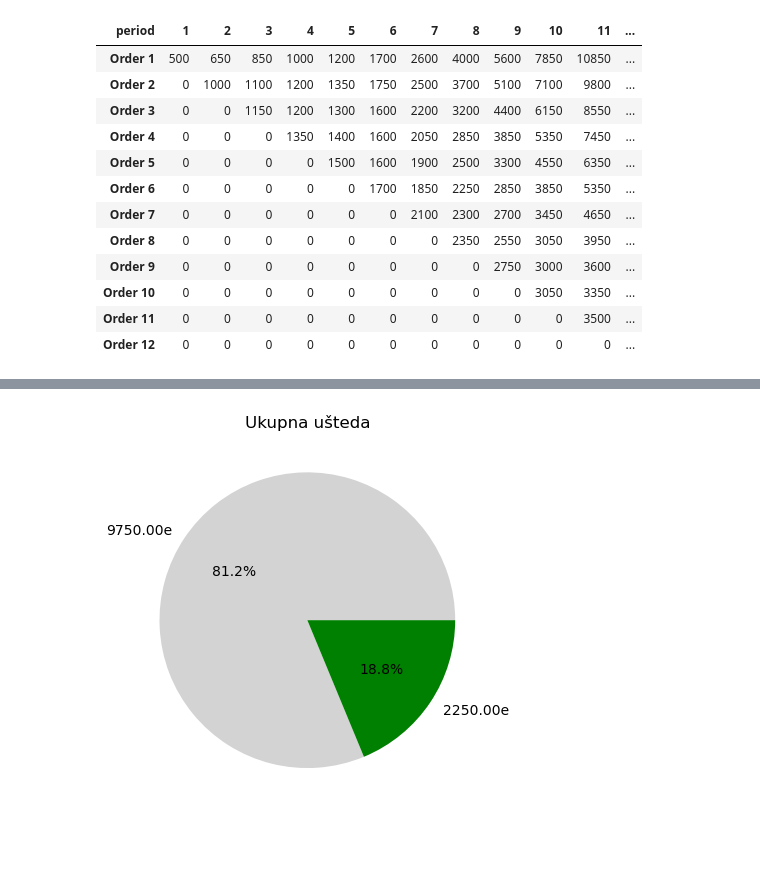
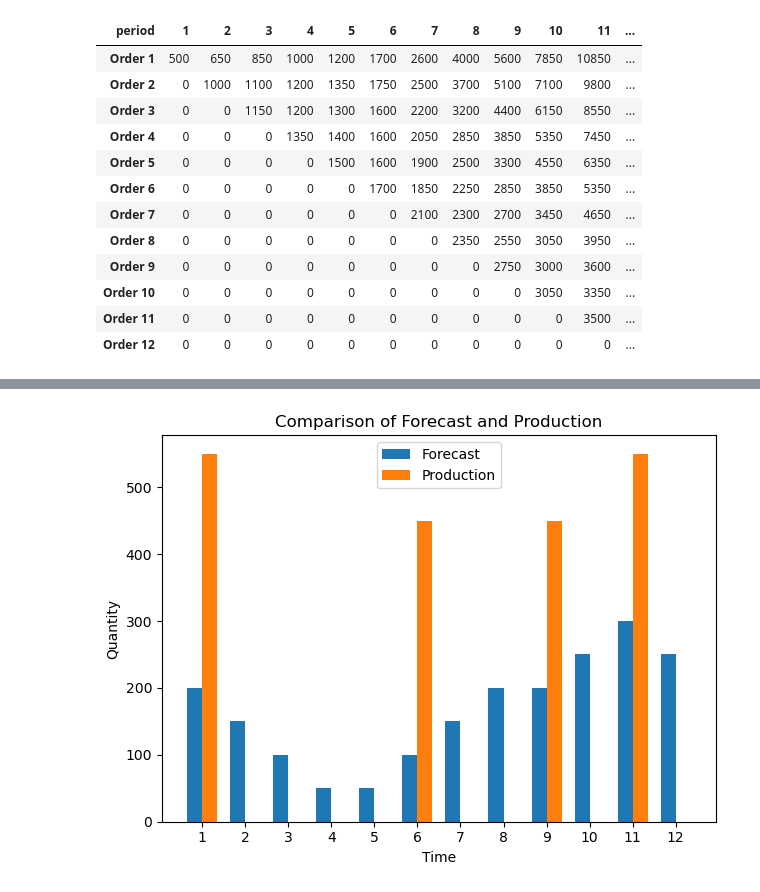
Before and after one commit to JednaKuna/planiranje_proizvodnje, a Jupyter notebook: izracun.ipynb, the cells around one changed output, grey strips where cells are left out. Drawn from its saved outputs; the diff is of its cells as text; code cells hidden in the pictures; blank space fills up the shorter version.

```diff
--- a/izracun.ipynb
+++ b/izracun.ipynb
@@ -127,0 +58,5 @@ data_calc
+# %%
+# Računanje mogućih troškova za prvi mjesec
+data_calc = f.first_order(trosak_pripreme, trosak_skladistenja, data_calc)
+
+data_calc
@@ -127,0 +77,5 @@ data_calc
+# %%
+# Računanje mogućih troškova za sve ostale mjesece
+data_calc = f.other_orders(trosak_pripreme, trosak_skladistenja, data_calc, vremenski_period)
+
+data_calc
@@ -229,0 +115,6 @@ results_final
+# %%
+# Pronalazak optimalnog plana proizvodnje
+# Idemo unazad kroz tablicu
+df_results = f.backward(vremenski_period, data, data_calc)
+
+df_results
@@ -229,0 +129,3 @@ results_final
+# %%
+results_final = f.calculation(trosak_pripreme, trosak_skladistenja, trosak_proizvodnje, df_results, data)
+results_final
@@ -424,18 +152,5 @@ plt.show()
-# %%
-
-# Data
-pie = [optimalni_troskovi[-1], cost_saving[-1]]
-
-# Define colors: let's assume optimalni_troskovi is the first value and cost_saving is the second
-colors = ['lightgray', 'green']
-
-# Define Title
-plt.title('Ukupna ušteda')
-
-# Plot the pie chart
-plt.pie(pie, labels=[f"{x:.2f}e" for x in pie], autopct='%1.1f%%', colors=colors)
-
-# Display the chart
-plt.show()
-# %% [output]
-[figure, removed]
+# %%
+# Graf koji prikazuje tražene količine za isporuku i proizvedene količine
+data_viz.forecast_and_production(results_final)
+# %% [output]
+[figure, added]
```
Also changed, not shown: parts of 24 cells of this notebook, 3 other files.
